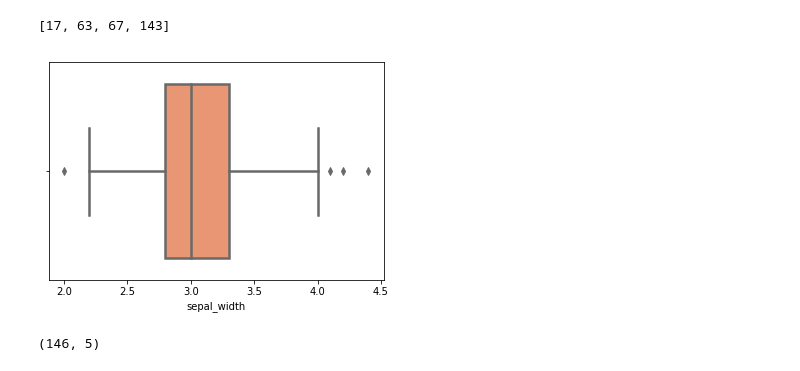
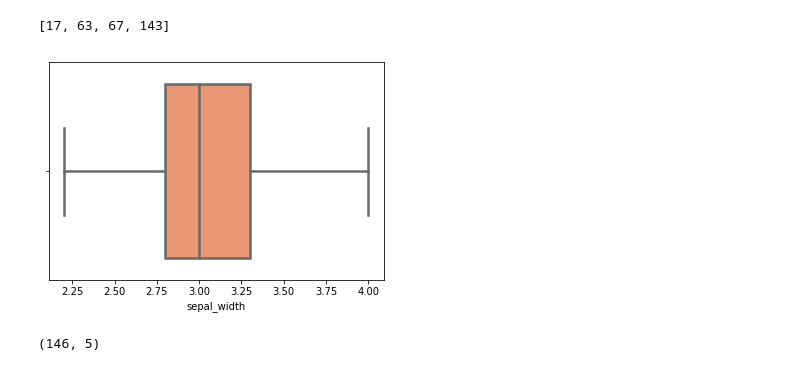
Before and after one commit to ceelch/Introduction_ML_2018_BCAM, a Jupyter notebook: Preprocessing_2019/JupyterNotebooks/Preproccesing_Iris_Data_Cesar.ipynb, the cells around one changed output. Drawn from its saved outputs; the diff is of its cells as text; code cells hidden in the pictures.

```diff
--- a/Preprocessing_2019/JupyterNotebooks/Preproccesing_Iris_Data_Cesar.ipynb
+++ b/Preprocessing_2019/JupyterNotebooks/Preproccesing_Iris_Data_Cesar.ipynb
@@ -168,10 +158,10 @@ index_outliers
 # %% [output]
 [17, 63, 67, 143]
 # %%
-data1=data1.drop(data.index[index_outliers])
+data1_outliers=data1.drop(data1.index[index_outliers])
 # %%
-ax2 = sns.boxplot(y="sepal_width", data=data1, orient="h", color=sns.color_palette("Set2")[1], linewidth=2.5)
+ax2 = sns.boxplot(y="sepal_width", data=data1_outliers, orient="h", color=sns.color_palette("Set2")[1], linewidth=2.5)
 plt.show()
 # %% [output]
-[figure, old version]
+[figure, new version]
 # %%
```
Also changed, not shown: parts of 74 cells of this notebook, 3 other files.
